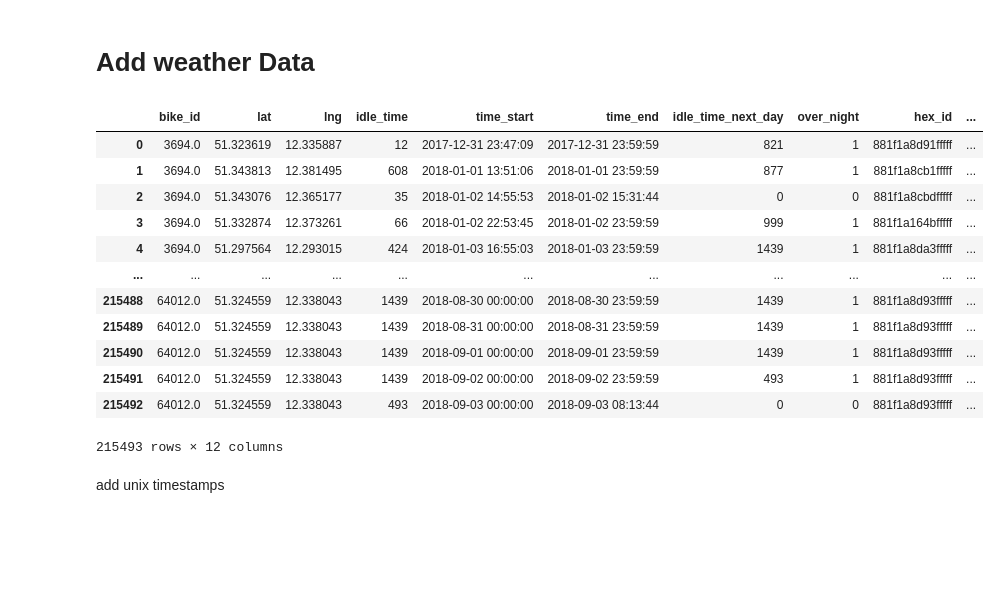
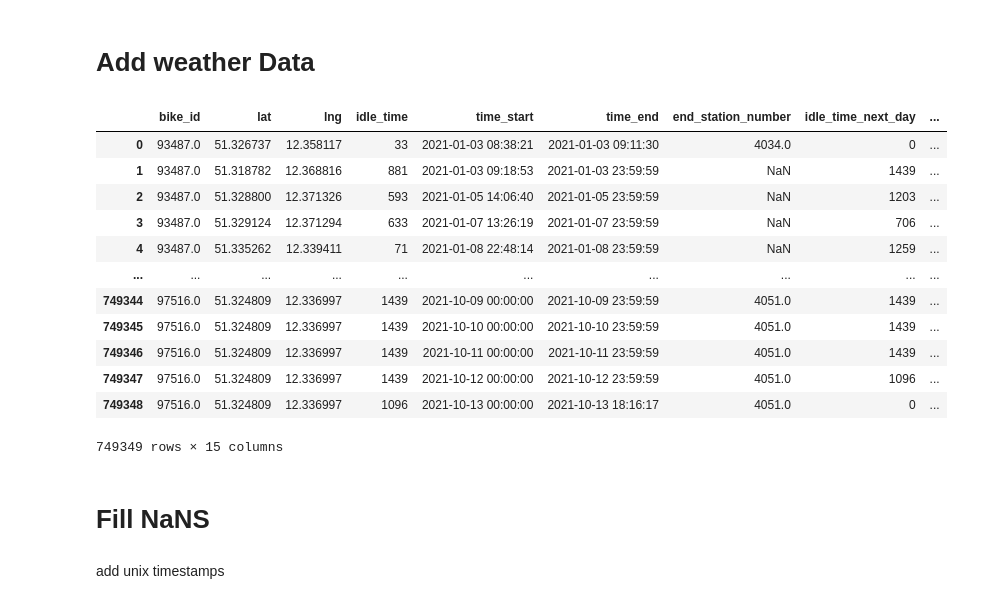
Before and after one commit to jw54kysa/bachelor_thesis_idle_time_prediction_nextbike, a Jupyter notebook: scripts/S0_create_final_df_points.ipynb, the cells around one changed output. Drawn from its saved outputs; the diff is of its cells as text; code cells hidden in the pictures; blank space fills up the shorter version.

```diff
--- a/scripts/S0_create_final_df_points.ipynb
+++ b/scripts/S0_create_final_df_points.ipynb
@@ -51,24 +64,24 @@ def sortDFs(myDFs):
 # %%
-def dfPoints(myDFs,radius):
+def create_df_points(myDFs,radius):
     # DF of all points with stoodtime
-    inval = 0
+    in_val = 0
     val = 0
 
-    df_points = pd.DataFrame(columns=['bike_id', 'lat', 'lng', 'idle_time', 'time_start', 'time_end'])
-    df_points[['bike_id', 'idle_time', 'time_start', 'time_end']] = df_points[['bike_id', 'idle_time', 'time_start', 'time_end']].astype(int)
-    df_points[['lng', 'lat']] = df_points[['lng', 'lat']].astype(float)
+    df_points = pd.DataFrame(columns=['bike_id', 'lat', 'lng', 'idle_time', 'time_start', 'time_end', 'end_station_number'])
+    #df_points[['bike_id', 'idle_time', 'time_start', 'time_end']] = df_points[['bike_id', 'idle_time', 'time_start', 'time_end']].astype(int)
+    #df_points[['lng', 'lat']] = df_points[['lng', 'lat']].astype(float)
 
     for df in tqdm(myDFs.values()):
         for ind in df.index[1:]:
             #in SECOUNDS
             _idle_time = (df['start_time'][ind] - df['end_time'][ind - 1]).astype(int)
-            distance = qick_distance(df['end_lat'][ind-1], df['end_lng'][ind-1], df['start_lat'][ind], df['start_lng'][ind])
+            distance = get_distance(df['end_lat'][ind - 1], df['end_lng'][ind - 1], df['start_lat'][ind], df['start_lng'][ind])
             if distance > radius:
-                inval +=1
+                in_val +=1
                 continue
             val +=1
             dict = {'bike_id': df['bike_id'][ind], 'lng': df['start_lng'][ind], 'lat': df['start_lat'][ind],
-                    'idle_time': _idle_time, 'time_start': df['end_time'][ind - 1], 'time_end': df['start_time'][ind]}
+                    'idle_time': _idle_time, 'time_start': df['end_time'][ind - 1], 'time_end': df['start_time'][ind], 'end_station_number': df['end_station_number'][ind-1]}
             df_points = df_points.append(dict, ignore_index=True)
-    print(f"invalides: {inval} from {val} that is {inval/val * 100} %")
+    print(f"invalides: {in_val} from {val} that is {in_val/val * 100} %")
     return df_points
@@ -94,9 +100,10 @@ pd.options.mode.chained_assignment = None
 import time
 
 ts1 = time.time()
-source = '../data/raw_lendings/lendings_2018.csv'
 
-df = importdata(source)
-myDfs = dicOutOfDf(df)
-myDfs = addRentalsToDf(df, myDfs)
-myDfs = sortDFs(myDfs)
+source = '../data/raw_lendings/raw_lendings_2021.csv'
+
+df = import_data(source)
+myDfs = dic_out_of_df(df)
+myDfs = add_rentals_to_df(df, myDfs)
+myDfs = sort_dfs(myDfs)
@@ -114,9 +112,8 @@ df.tail()
 ## without invalid points
 # %%
 from math import cos, sqrt
-import pandas as pd
-pd.options.mode.chained_assignment = None
+from tqdm import tqdm
 
 radius = 20
-df_points = dfPoints(myDfs,radius)
+df_points = create_df_points(myDfs,radius)
 # %% [output]
@@ -179,7 +176,7 @@ while changed:
             #    flag = 1
 
             dict = {'bike_id': df_points['bike_id'][ind], 'lng': df_points['lng'][ind], 'lat': df_points['lat'][ind],
-                    'idle_time': overhang, 'time_start': time_start, 'time_end': te,'over_night': flag, 'idle_time_next_day': np.nan}
+                    'idle_time': overhang, 'time_start': time_start, 'time_end': te,'over_night': flag, 'idle_time_next_day': np.nan, 'end_station_number': df_points['end_station_number'][ind]}
             df_points = df_points.append(dict, ignore_index=True)
 
 print(iterations)
@@ -292,34 +293,40 @@ df_points.head()
 # %%
 dfw = pd.read_csv('../data/weather_data.csv')
 dfw['datetime'] = pd.to_datetime(dfw['dt'], unit='s')
 dfw = dfw.set_index(['datetime'])
 dfw.head()
 
 df_points['temp'] = np.nan
 df_points['rain'] = np.nan
 df_points['snow'] = np.nan
+df_points['wind_speed'] = np.nan
+df_points['humidity'] = np.nan
 
 from tqdm import tqdm
 pd.options.mode.chained_assignment = None
 
 for ind in tqdm(df_points.index):
     wint = df_points['time_start'][ind].replace(minute=0,second=0)
     df_points['temp'][ind] = dfw['temp'][wint].copy()
     df_points['rain'][ind] = dfw['rain_1h'][wint].copy()
     df_points['snow'][ind] = dfw['snow_1h'][wint].copy()
+    df_points['wind_speed'][ind] = dfw['wind_speed'][wint].copy()
+    df_points['humidity'][ind] = dfw['humidity'][wint].copy()
 
 df_points
 # %% [output]
-|  | bike_id | lat | lng | idle_time | time_start | time_end | idle_time_next_day | over_night | hex_id | ... |
-| 0 | 3694.0 | 51.323619 | 12.335887 | 12 | 2017-12-31 23:47:09 | 2017-12-31 23:59:59 | 821 | 1 | 881f1a8d91fffff | ... |
-| 1 | 3694.0 | 51.343813 | 12.381495 | 608 | 2018-01-01 13:51:06 | 2018-01-01 23:59:59 | 877 | 1 | 881f1a8cb1fffff | ... |
-| 2 | 3694.0 | 51.343076 | 12.365177 | 35 | 2018-01-02 14:55:53 | 2018-01-02 15:31:44 | 0 | 0 | 881f1a8cbdfffff | ... |
-| 3 | 3694.0 | 51.332874 | 12.373261 | 66 | 2018-01-02 22:53:45 | 2018-01-02 23:59:59 | 999 | 1 | 881f1a164bfffff | ... |
-| 4 | 3694.0 | 51.297564 | 12.293015 | 424 | 2018-01-03 16:55:03 | 2018-01-03 23:59:59 | 1439 | 1 | 881f1a8da3fffff | ... |
-| ... | ... | ... | ... | ... | ... | ... | ... | ... | ... | ... |
-| 215488 | 64012.0 | 51.324559 | 12.338043 | 1439 | 2018-08-30 00:00:00 | 2018-08-30 23:59:59 | 1439 | 1 | 881f1a8d93fffff | ... |
-| 215489 | 64012.0 | 51.324559 | 12.338043 | 1439 | 2018-08-31 00:00:00 | 2018-08-31 23:59:59 | 1439 | 1 | 881f1a8d93fffff | ... |
-| 215490 | 64012.0 | 51.324559 | 12.338043 | 1439 | 2018-09-01 00:00:00 | 2018-09-01 23:59:59 | 1439 | 1 | 881f1a8d93fffff | ... |
-| 215491 | 64012.0 | 51.324559 | 12.338043 | 1439 | 2018-09-02 00:00:00 | 2018-09-02 23:59:59 | 493 | 1 | 881f1a8d93fffff | ... |
-| 215492 | 64012.0 | 51.324559 | 12.338043 | 493 | 2018-09-03 00:00:00 | 2018-09-03 08:13:44 | 0 | 0 | 881f1a8d93fffff | ... |
+|  | bike_id | lat | lng | idle_time | time_start | time_end | end_station_number | idle_time_next_day | ... |
+| 0 | 93487.0 | 51.326737 | 12.358117 | 33 | 2021-01-03 08:38:21 | 2021-01-03 09:11:30 | 4034.0 | 0 | ... |
+| 1 | 93487.0 | 51.318782 | 12.368816 | 881 | 2021-01-03 09:18:53 | 2021-01-03 23:59:59 | NaN | 1439 | ... |
+| 2 | 93487.0 | 51.328800 | 12.371326 | 593 | 2021-01-05 14:06:40 | 2021-01-05 23:59:59 | NaN | 1203 | ... |
+| 3 | 93487.0 | 51.329124 | 12.371294 | 633 | 2021-01-07 13:26:19 | 2021-01-07 23:59:59 | NaN | 706 | ... |
+| 4 | 93487.0 | 51.335262 | 12.339411 | 71 | 2021-01-08 22:48:14 | 2021-01-08 23:59:59 | NaN | 1259 | ... |
+| ... | ... | ... | ... | ... | ... | ... | ... | ... | ... |
+| 749344 | 97516.0 | 51.324809 | 12.336997 | 1439 | 2021-10-09 00:00:00 | 2021-10-09 23:59:59 | 4051.0 | 1439 | ... |
+| 749345 | 97516.0 | 51.324809 | 12.336997 | 1439 | 2021-10-10 00:00:00 | 2021-10-10 23:59:59 | 4051.0 | 1439 | ... |
+| 749346 | 97516.0 | 51.324809 | 12.336997 | 1439 | 2021-10-11 00:00:00 | 2021-10-11 23:59:59 | 4051.0 | 1439 | ... |
+| 749347 | 97516.0 | 51.324809 | 12.336997 | 1439 | 2021-10-12 00:00:00 | 2021-10-12 23:59:59 | 4051.0 | 1096 | ... |
+| 749348 | 97516.0 | 51.324809 | 12.336997 | 1096 | 2021-10-13 00:00:00 | 2021-10-13 18:16:17 | 4051.0 | 0 | ... |
-215493 rows × 12 columns
+749349 rows × 15 columns
+# %% [markdown]
+# Fill NaNS
```
Also changed, not shown: parts of 36 cells of this notebook, 7 other files.
